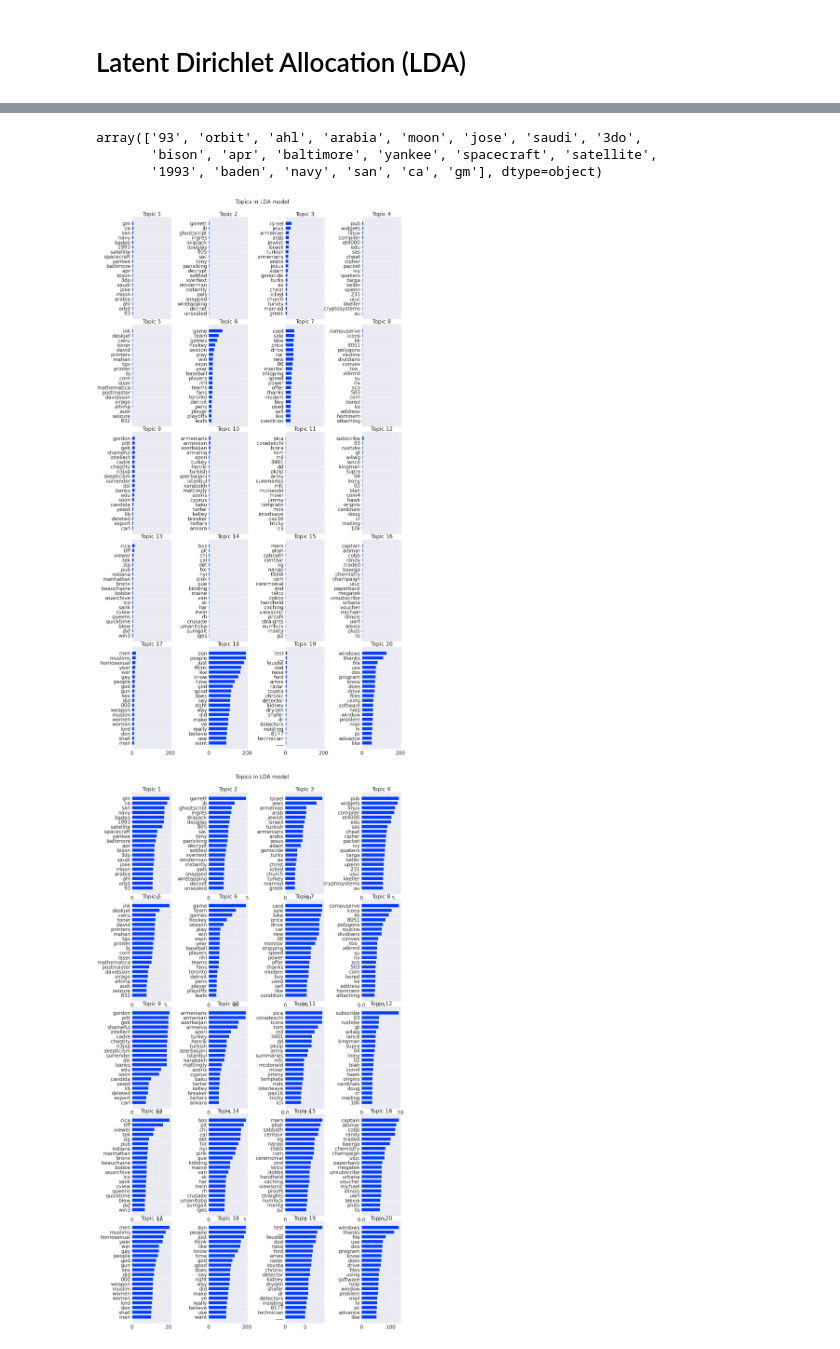
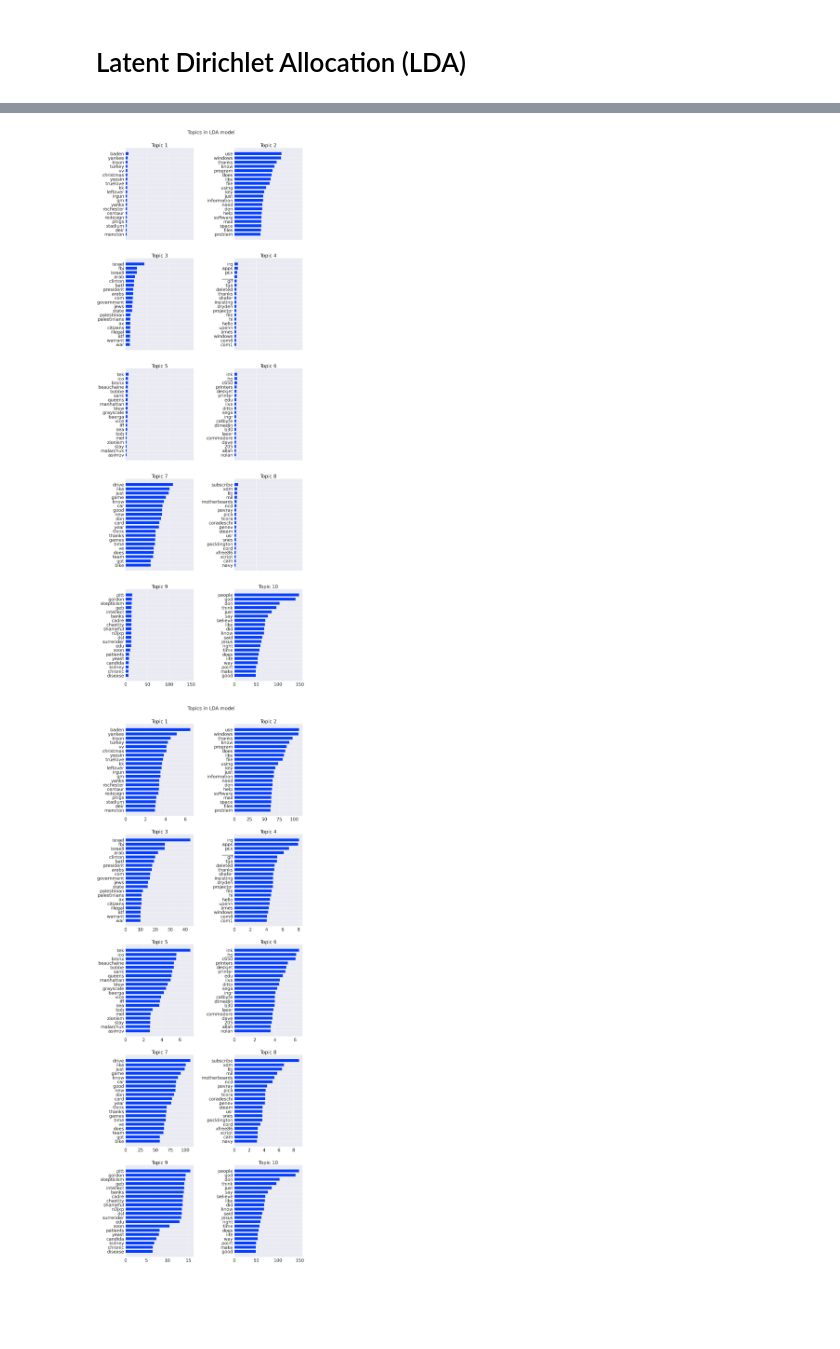
Before and after one commit to SerMisterMish/Statistical_and_Machine_Learning, a Jupyter notebook: unsupervised_learning/Topic modeling/topic_modeling.ipynb, the cells around one changed output, grey strips where cells are left out. Drawn from its saved outputs; the diff is of its cells as text; code cells hidden in the pictures; blank space fills up the shorter version.

```diff
--- a/unsupervised_learning/Topic modeling/topic_modeling.ipynb
+++ b/unsupervised_learning/Topic modeling/topic_modeling.ipynb
@@ -43,7 +43,7 @@ def load_dataset_train_test():
     X_test = vectorizer.transform(data_test.data)
     feature_names = vectorizer.get_feature_names_out()
 
-    return X_train, X_test, y_train, y_test, feature_names, target_names
+    return X_train, X_test, y_train, y_test, feature_names, target_names, vectorizer
 
 
 def load_dataset():
@@ -55,7 +55,7 @@ def load_dataset():
     vectorizer = TfidfVectorizer(max_df=0.5, min_df=5, stop_words="english")
     X = vectorizer.fit_transform(data.data)
     feature_names = vectorizer.get_feature_names_out()
-    return X, y, feature_names, target_names
+    return X, y, feature_names, target_names, vectorizer
 
 def twenty_newsgroup_to_csv(save_target: bool = False):
     data = fetch_20newsgroups(
@@ -79,8 +79,8 @@ def twenty_newsgroup_to_csv(save_target: bool = False):
 
 twenty_newsgroup_to_csv(save_target=False)
 # %%
-# X_train, X_test, y_train, y_test, feature_names, target_names = load_dataset()
-X, y, feature_names, target_names = load_dataset()
+# X_train, X_test, y_train, y_test, feature_names, target_names, vectorizer = load_dataset()
+X, y, feature_names, target_names , vectorizer = load_dataset()
 # %%
 target_names
 # %% [output]
@@ -254,7 +242,7 @@ fig.tight_layout()
 from sklearn.decomposition import LatentDirichletAllocation
 
 lda = LatentDirichletAllocation(
-    20, doc_topic_prior=None, topic_word_prior=None, n_jobs=-1, random_state=42
+    10, doc_topic_prior=None, topic_word_prior=None, n_jobs=-1, random_state=42
 )
 lda.fit(X)
 # %% [output]
@@ -266,34 +254,28 @@ np.float64(76169.93126753875)
-# %%
-feature_names[lda.components_[0].argsort()][-20:]
-# %% [output]
-array(['93', 'orbit', 'ahl', 'arabia', 'moon', 'jose', 'saudi', '3do',
-       'bison', 'apr', 'baltimore', 'yankee', 'spacecraft', 'satellite',
-       '1993', 'baden', 'navy', 'san', 'ca', 'gm'], dtype=object)
 # %%
 n_top_words = 20
 
 def plot_top_words(model, feature_names, n_top_words, title, sharex=True):
-    fig, axes = plt.subplots(5, 4, figsize=(27, 46), sharex=sharex)
+    fig, axes = plt.subplots(5, 2, figsize=(20, 52), sharex=sharex)
     axes = axes.flatten()
     for topic_idx, topic in enumerate(model.components_):
         top_features_ind = topic.argsort()[-n_top_words:]
         top_features = feature_names[top_features_ind]
         weights = topic[top_features_ind]
 
         ax = axes[topic_idx]
         ax.barh(top_features, weights, height=0.7)
         ax.set_title(f"Topic {topic_idx + 1}", fontdict={"fontsize": 30})
         ax.tick_params(axis="both", which="major", labelsize=28)
         for i in "top right left".split():
             ax.spines[i].set_visible(False)
         fig.suptitle(title, fontsize=30)
 
-    plt.subplots_adjust(top=0.95, bottom=0.05, wspace=0.95, hspace=0.05)
+    plt.subplots_adjust(top=0.95, bottom=0.05, wspace=0.6, hspace=0.2)
     plt.show()
 
 
 plot_top_words(lda, feature_names, n_top_words, "Topics in LDA model")
 plot_top_words(lda, feature_names, n_top_words, "Topics in LDA model", False)
 # %% [output]
-[figure, old version]
+[figure, new version]
-[figure, old version]
+[figure, new version]
```
Also changed, not shown: parts of 12 cells of this notebook.
